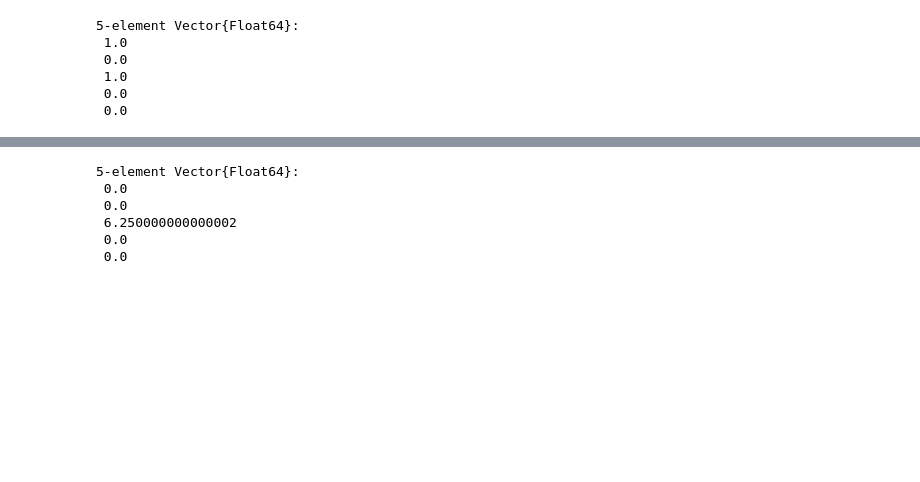
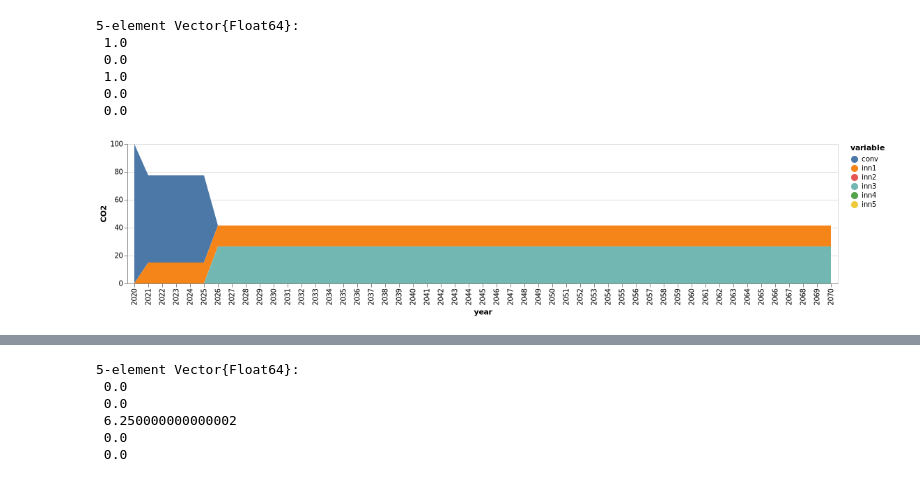
Before and after one commit to vyom-thakker/RoadmapsIAM, a Jupyter notebook: roadmap-toy-Copy1.ipynb, the cells around one changed output, grey strips where cells are left out. Saved outputs shown, nothing was run; the diff lists cells and outputs as text; code cells hidden in the pictures; blank space fills up the shorter version.

```diff
--- a/roadmap-toy-Copy1.ipynb
+++ b/roadmap-toy-Copy1.ipynb
@@ -357,3 +357,44 @@ yi
  1.0
  0.0
  0.0
+# %%
+function conventional(t)
+    return initial[1,3]*(1-sum(JuMP.values.(xk)[k] for k in 1:nrow(compromise) if t>JuMP.values.(tk)[k]))
+end
+
+function innovation(i,t)
+    if i==1
+        return sum(JuMP.values.(xk)[k]*(compromise[k,3]) for k=1:mapki[i,2] if t>JuMP.values.(tk)[k])
+    else
+        return sum(JuMP.values.(xk)[k]*(compromise[k,3]) for k=mapki[i-1,2]:mapki[i,2] if t>JuMP.values.(tk)[k])
+    end
+end
+
+conv=zeros(51)
+
+conv[1]=initial[1,3]
+inn_co2=zeros(5,51)
+
+for inn in 1:5
+    inn_co2[inn,1]=0
+end
+
+for i in 2:51
+    conv[i]=conventional(i)
+    for inn in 1:5
+        inn_co2[inn,i]=innovation(inn,i)
+    end
+end
+conv
+
+sNames = ["conv","inn1","inn2","inn3","inn4","inn5"]
+xLabels = []
+for i in 2020:2070
+    push!(xLabels,string(i))
+end
+
+df = DataFrame(year=xLabels, conv=conv, inn1=inn_co2[1,:],inn2=inn_co2[2,:],inn3=inn_co2[3,:],inn4=inn_co2[4,:],inn5=inn_co2[5,:])
+
+df |> stack |> @vlplot(:area, x=:year, y={:value, stack=:zero, title="CO2"}, color="variable:n",legend=:sNames)
+# %% [output]
+[figure, new version]
```
Also changed, not shown: parts of 7 cells of this notebook.
